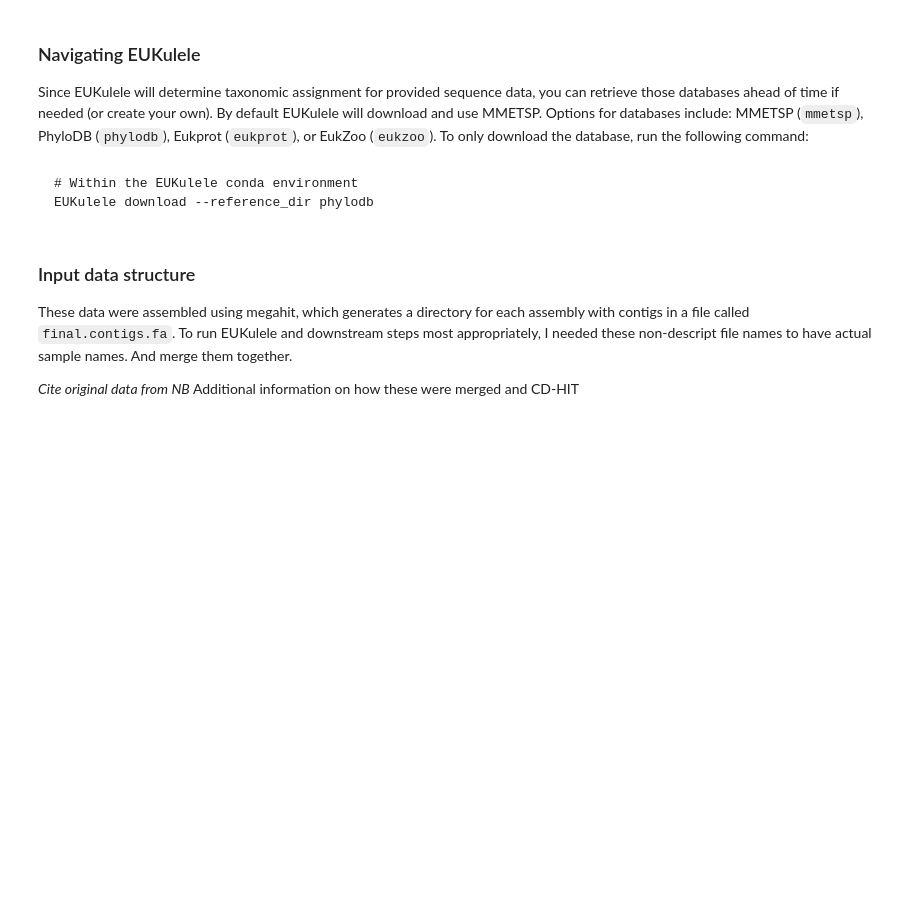
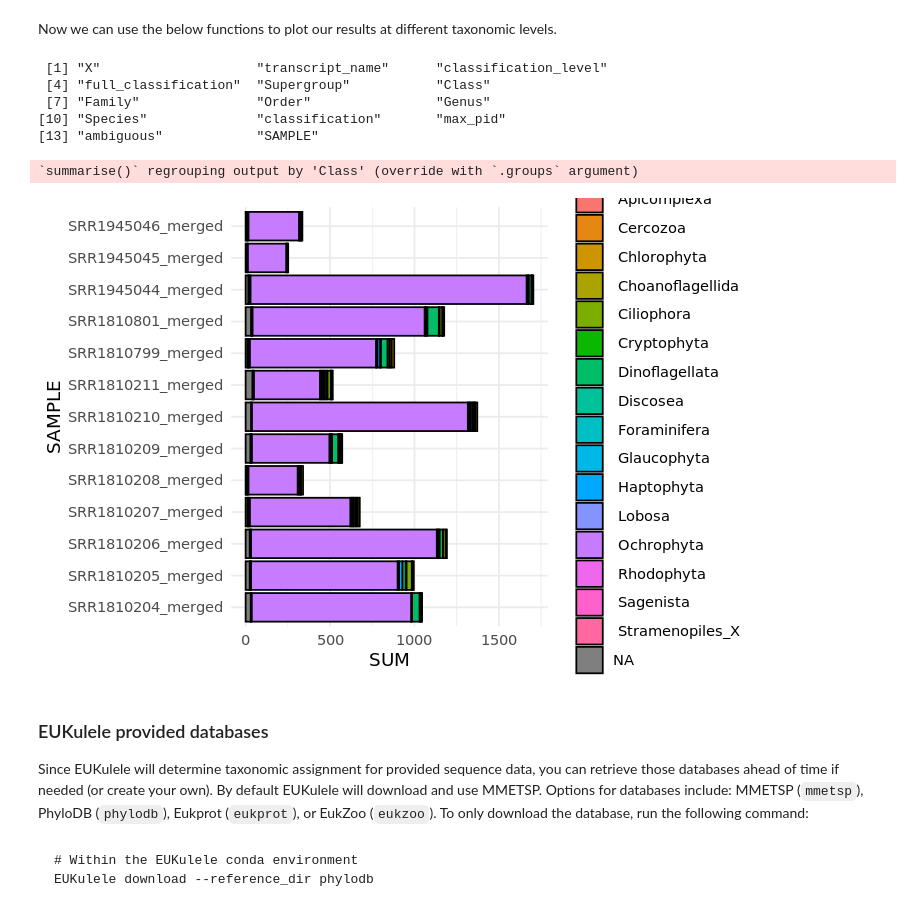
Before and after one commit to AlexanderLabWHOI/EUKulele, a Jupyter notebook: docs/source/EUKulele-tuneR.ipynb, the cells around one changed output. Cells and saved outputs as stored; diff of their text form; code cells hidden in the pictures; blank space fills up the shorter version.

````diff
--- a/docs/source/EUKulele-tuneR.ipynb
+++ b/docs/source/EUKulele-tuneR.ipynb
@@ -24,0 +93,5 @@ conda install -c akrinos eukulele
+# %%
+file_list <- list.files(pattern = "estimated-taxonomy.out",
+                            path = file.path(euk_out, "taxonomy_estimation"),
+                            full.names = FALSE)
+writeLines(paste("Found", file_list))
@@ -24,0 +181,11 @@ conda install -c akrinos eukulele
+# %%
+# Create a dataframe with parsed classification
+## Usage: parse_mmetps(df) - df = input dataframe with column called "full_classification"
+parse_mmetsp <- function(df_est) {
+    df_out <- df_est %>%
+        separate(full_classification,
+                 c("Supergroup", "Class", "Family", "Order", "Genus", "Species"),
+                 sep = ";", remove = FALSE) %>%
+        data.frame
+    return(df_out)
+    }
@@ -24,0 +202,3 @@ conda install -c akrinos eukulele
+# %%
+df_parsed_compiled <- parse_mmetsp(compiled_est_tax)
+head(df_parsed_compiled[1:2,])
@@ -25,5 +212,39 @@ conda install -c akrinos eukulele
+# %% [markdown]
+Now we can use the below functions to plot our results at different taxonomic levels.
+# %%
+# Function to plot at chosen taxonomic level
+## Usage:
+# plot_mmetsp_atlevel(df, level) - df=input dataframe, and level=column name of taxonomic level to visualize results.
+plot_mmetsp_atlevel <- function(df_in, level){
+    LEVEL <- enquo(level)
+    out <- df_in %>%
+        type.convert(as.is = TRUE) %>%
+        group_by(!!LEVEL, SAMPLE) %>%
+        add_column(COUNT = 1) %>%
+        summarise(SUM = sum(COUNT)) %>%
+        data.frame
+    ggplot(out, aes(x = SAMPLE, fill = !!LEVEL, y = SUM)) +
+        geom_bar(stat = "identity", color = "black") +
+        coord_flip() +
+        theme_minimal()
+}
+# %%
+# Make sure to used a data frame with taxonomy parsed apart.
+colnames(df_parsed_compiled)
+# %% [output]
+ [1] "X"                    "transcript_name"      "classification_level"
+ [4] "full_classification"  "Supergroup"           "Class"
+ [7] "Family"               "Order"                "Genus"
+[10] "Species"              "classification"       "max_pid"
+[13] "ambiguous"            "SAMPLE"
+# %%
+options(repr.plot.width = 6, repr.plot.height = 4) # Set plot output space
+plot_mmetsp_atlevel(df_parsed_compiled, Class)
+# %% [output]
+`summarise()` regrouping output by 'Class' (override with `.groups` argument)
+[figure, added]
 # %% [markdown]
-### Navigating EUKulele
+### EUKulele provided databases
 Since EUKulele will determine taxonomic assignment for provided sequence data, you can retrieve those databases ahead of time if needed (or create your own). By default EUKulele will download and use MMETSP. Options for databases include: MMETSP (```mmetsp```), PhyloDB (```phylodb```), Eukprot (```eukprot```), or EukZoo (```eukzoo```). To only download the database, run the following command:
 # %% [markdown]
 ```
@@ -43,5 +253,0 @@ EUKulele download --reference_dir phylodb
-# %% [markdown]
-### Input data structure
-These data were assembled using megahit, which generates a directory for each assembly with contigs in a file called ```final.contigs.fa```. To run EUKulele and downstream steps most appropriately, I needed these non-descript file names to have actual sample names. And merge them together.
-
-_Cite original data from NB_ Additional information on how these were merged and CD-HIT
````
Also changed, not shown: parts of 110 cells of this notebook.
